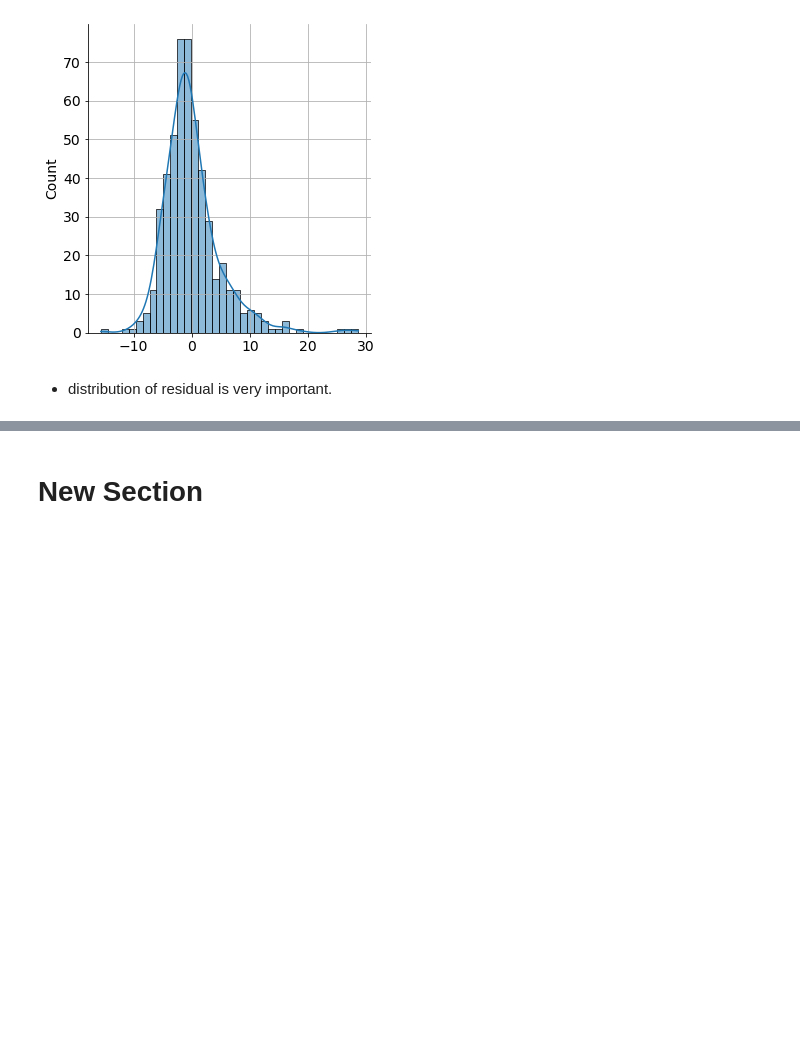
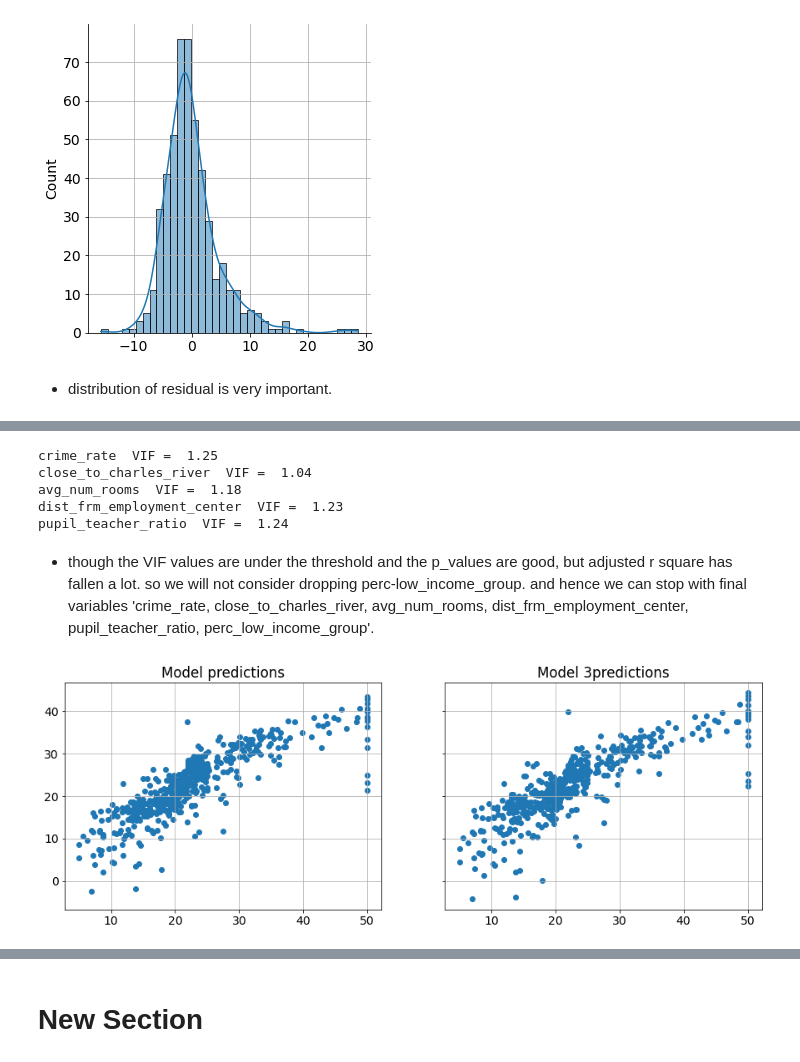
Before and after one commit to TanushreeBose26/data-projects, a Jupyter notebook: Boston_Housing.ipynb, the cells around one changed output, grey strips where cells are left out. Saved outputs shown, nothing was run; the diff lists cells and outputs as text; code cells hidden in the pictures; blank space fills up the shorter version.

```diff
--- a/Boston_Housing.ipynb
+++ b/Boston_Housing.ipynb
@@ -355,0 +473,5 @@ strong multicollinearity or other numerical problems.
+# %%
+formula_MLR3 ='avg_house_price~crime_rate+close_to_charles_river+avg_num_rooms+dist_frm_employment_center+pupil_teacher_ratio+perc_low_income_group'
+# %%
+model3 = SM.ols(formula = formula_MLR3, data=bos).fit()
+model3.summary()
@@ -355,0 +541,24 @@ strong multicollinearity or other numerical problems.
+# %%
+vif_cal(input_data= bos.drop(['avg_house_price', 'nitric_oxide', 'age', 'industrial_perc', 'perc_low_income_group'], axis=1))
+# %% [output]
+crime_rate  VIF =  1.25
+close_to_charles_river  VIF =  1.04
+avg_num_rooms  VIF =  1.18
+dist_frm_employment_center  VIF =  1.23
+pupil_teacher_ratio  VIF =  1.24
+# %% [markdown]
+* though the VIF values are under the threshold and the p_values are good, but adjusted r square has fallen a lot. so we will not consider dropping perc-low_income_group. and hence we can stop with final variables 'crime_rate, close_to_charles_river, avg_num_rooms, dist_frm_employment_center, pupil_teacher_ratio, perc_low_income_group'.
+# %%
+model_pred = model.fittedvalues
+model3_pred = model3.fittedvalues
+# %%
+f, (ax1, ax2) =  plt.subplots(nrows=1, ncols=2, figsize=(15,5), sharey=True)
+
+ax1.scatter(bos['avg_house_price'], model_pred)
+ax1.set_title('Model predictions')
+
+ax2.scatter(bos['avg_house_price'],model3_pred)
+ax2.set_title('Model 3predictions')
+plt.show()
+# %% [output]
+[figure, added]
```
Also changed, not shown: parts of 33 cells of this notebook.
